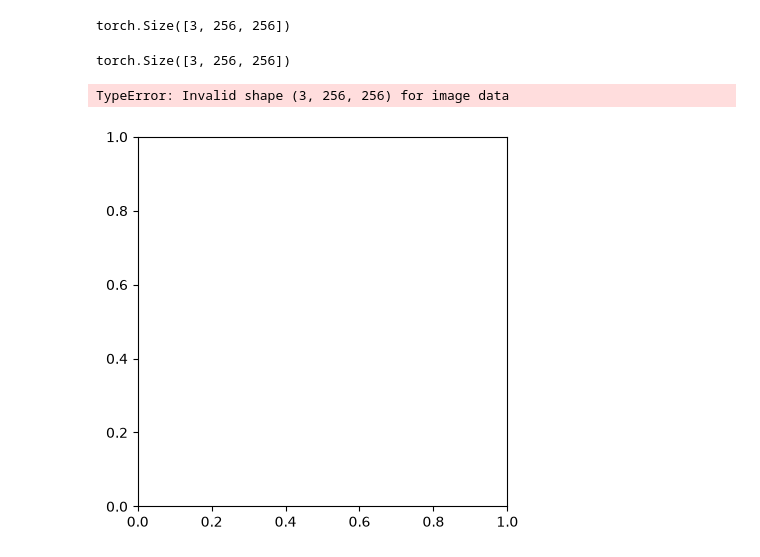
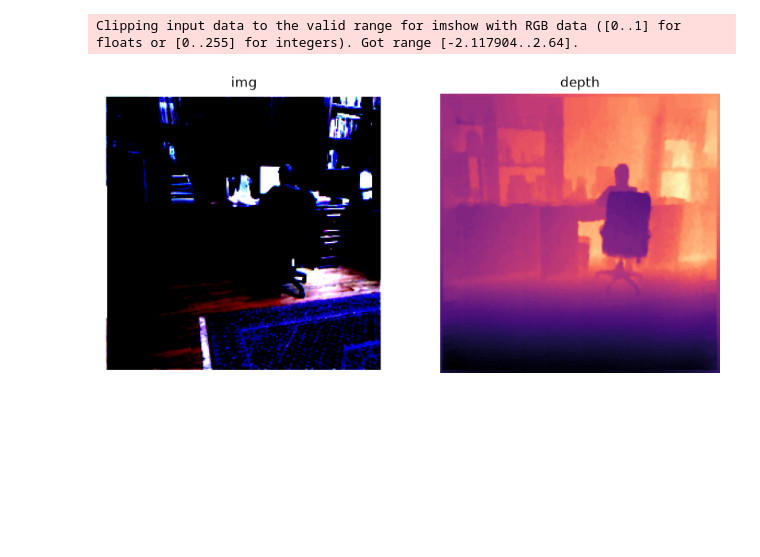
Before and after one commit to theaidenmax/depth-estimation, a Jupyter notebook: notebooks/main.ipynb, the cells around one changed output. Cells and saved outputs as stored; diff of their text form; code cells hidden in the pictures; blank space fills up the shorter version.

```diff
--- a/notebooks/main.ipynb
+++ b/notebooks/main.ipynb
@@ -5,8 +5,9 @@ sys.path.append(str(Path.cwd().parent))
 # %%
 from src.dataset import NYUDepthDataset
 import torchvision.transforms as T
-from torch.utils.data import Dataset, DataLoader
+from torch.utils.data import Dataset, DataLoader, random_split
 from pathlib import Path
+import torch
 
 csv_path = Path("../data/nyu2_train_subset.csv")
 
@@ -23,20 +24,29 @@ transform_depth = T.Compose([
 
 dataset = NYUDepthDataset(csv_path, transform_img=transform_img, transform_depth=transform_depth)
 
-img, depth = dataset[0]
+img, depth = dataset[41]
+
+train_size = int(0.8 * len(dataset))
+val_size = len(dataset) - train_size
+
+train_dataset, val_dataset = random_split(dataset, [train_size, val_size])
+
+train_loader = DataLoader(train_dataset, batch_size=128, shuffle=True)
+val_loader = DataLoader(val_dataset, batch_size=128, shuffle=False)
-# %%
-img.shape
-# %% [output]
-torch.Size([3, 256, 256])
-# %%
-img.view(-1)
-img.shape
-# %% [output]
-torch.Size([3, 256, 256])
 # %%
 import matplotlib.pyplot as plt
 
+plt.figure(figsize=(10, 5))
+plt.subplot(1, 2, 1)
+plt.title("img")
 plt.imshow(img.permute(1, 2, 0).detach().numpy())
+plt.axis(False);
+
+plt.subplot(1, 2, 2)
+
+plt.imshow(depth.permute(1, 2, 0).detach().numpy(), cmap="magma")
+plt.title("depth")
+plt.axis(False);
 # %% [output]
-TypeError: Invalid shape (3, 256, 256) for image data
+Clipping input data to the valid range for imshow with RGB data ([0..1] for floats or [0..255] for integers). Got range [-2.117904..2.64].
-[figure, old version]
+[figure, new version]
```
Also changed, not shown: 3 other files.
